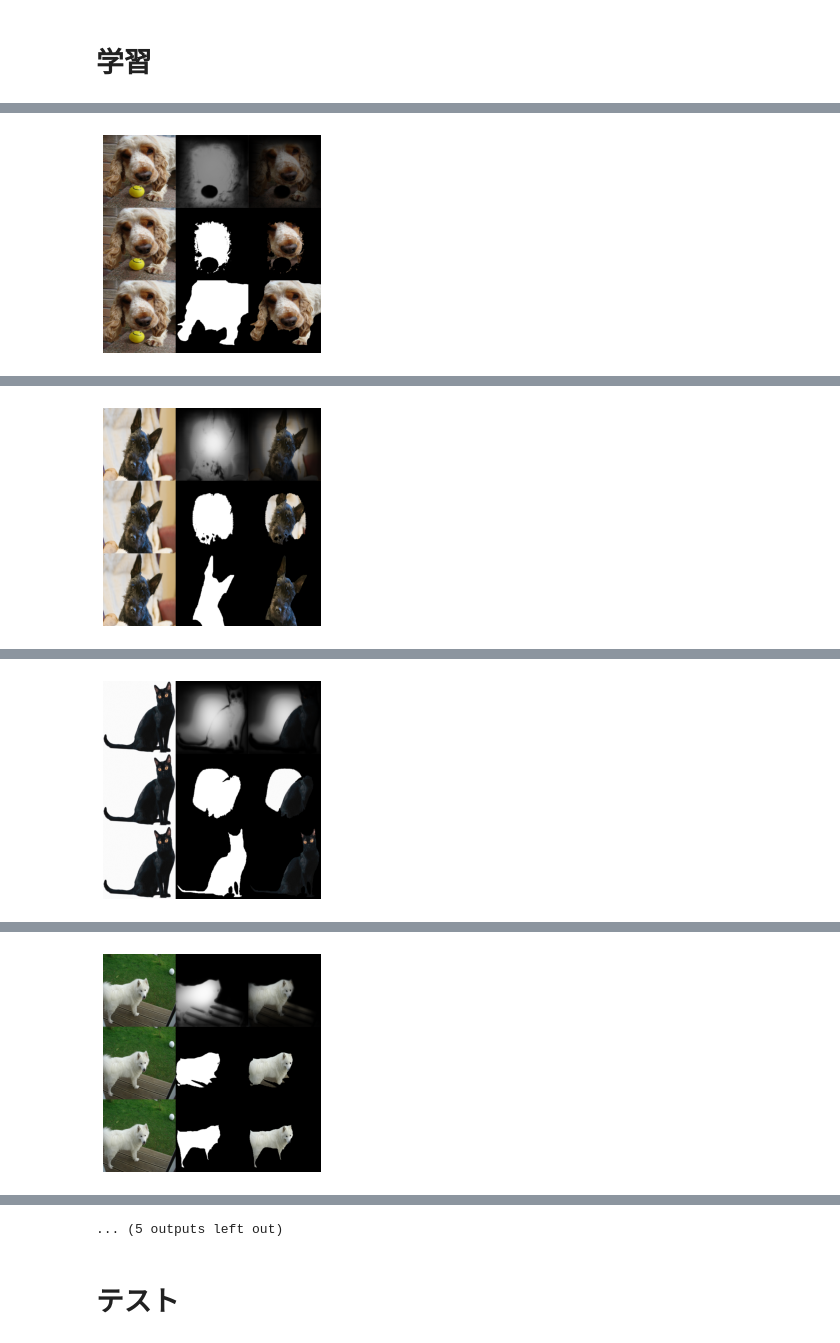
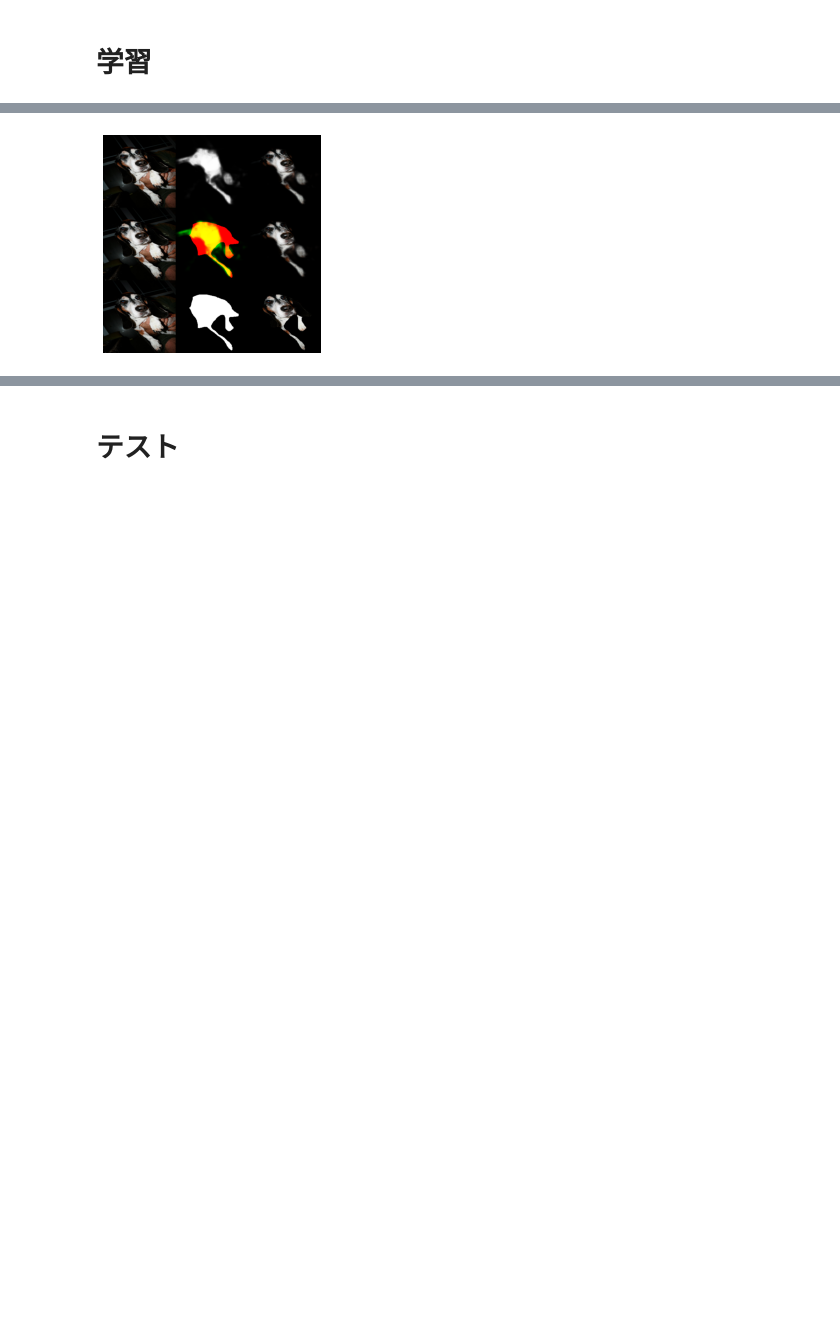
Before and after one commit to shucream/colab, a Jupyter notebook: unet_dog.ipynb, the cells around one changed output, grey strips where cells are left out. Saved outputs shown, nothing was run; the diff lists cells and outputs as text; code cells hidden in the pictures; blank space fills up the shorter version.

```diff
--- a/unet_dog.ipynb
+++ b/unet_dog.ipynb
@@ -288,7 +278,7 @@ train_steps = len(train_files) // batch_size
 validation_steps = len(validation_files) // batch_size
 model.fit_generator(
     train_generator,
-    epochs = 30,
+    epochs = 1,
     steps_per_epoch = train_steps,
     validation_data = validation_generator,
     validation_steps = validation_steps,
@@ -302 +292 @@ i= 1 loss= 0.5526718272679094 val_loss= 0.48451951146125793 mean_iou= 0.14531706
-[figure, old version]
+[figure, new version]
@@ -306 +293,0 @@ i= 2 loss= 0.4545001548845411 val_loss= 0.4337507486343384 mean_iou= 0.43644384
-[figure, removed]
@@ -310 +293,0 @@ i= 3 loss= 0.4316973226945757 val_loss= 0.3723733425140381 mean_iou= 0.46865645
-[figure, removed]
@@ -314 +293,0 @@ i= 4 loss= 0.41055811531301856 val_loss= 0.39976373314857483 mean_iou= 0.4935511
-[figure, removed]
@@ -323,3 +294,2 @@ i= 6 loss= 0.3278446882099345 val_loss= 0.3410397171974182 mean_iou= 0.60450053
-... (5 outputs left out)
 # %% [markdown]
 # テスト
```
Also changed, not shown: parts of 24 cells of this notebook.
